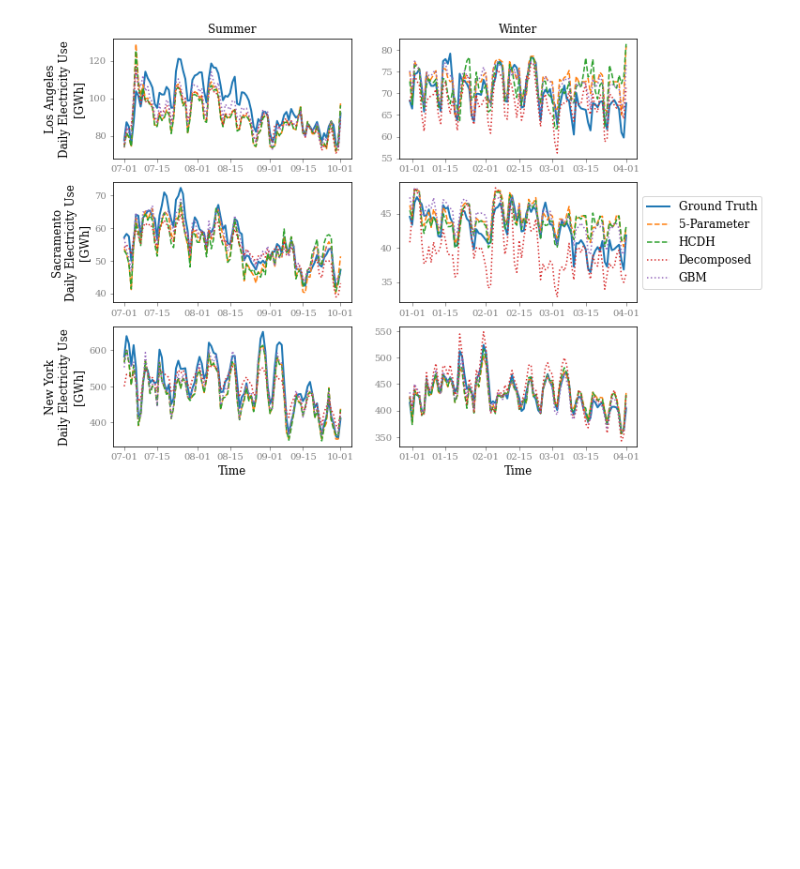
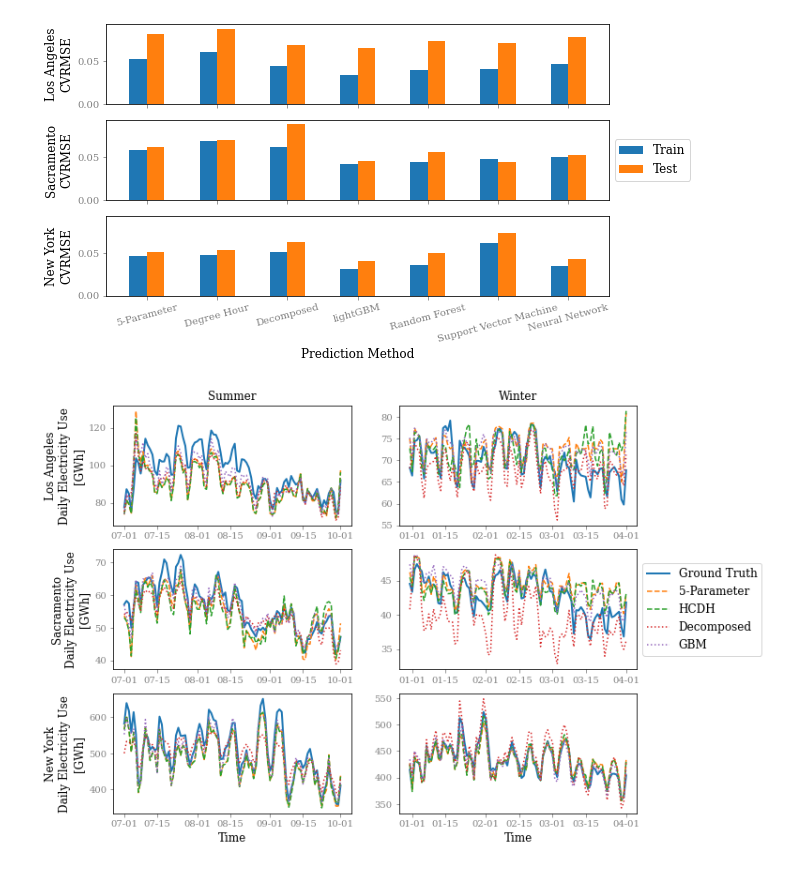
Before and after one commit to LBNL-ETA/City-Scale-Electricity-Use-Prediction, a Jupyter notebook: bin/section4.1 model comparison.ipynb, the cells around one changed output. Saved outputs shown, nothing was run; the diff lists cells and outputs as text; code cells hidden in the pictures; blank space fills up the shorter version.

```diff
--- a/bin/section4.1 model comparison.ipynb
+++ b/bin/section4.1 model comparison.ipynb
@@ -50,17 +50,21 @@ cities = ['Los Angeles', 'Sacramento', 'New York']
 # %%
 def combine_predict(region):
     lgbm_predict = pd.read_csv(generate_input_data_path(f'lgbm_{region}'),index_col=0)[['yhat_lgbm']]
+    otherML_predict = pd.read_csv(generate_input_data_path(f'otherML_{region}'),index_col=0)[['yhat_rf','yhat_svm','yhat_nn']]
     linear_predict = pd.read_csv(generate_input_data_path(f'linear_{region}'),index_col=0)[['y','yhat_hcdh','yhat_5p']]
     prophet_predict = pd.read_csv(generate_input_data_path(f'prophet_{region}'),index_col=0)[['yhat_prophet','train']]
 
-    predict = pd.concat([lgbm_predict, linear_predict, prophet_predict], axis=1)
+    predict = pd.concat([lgbm_predict, otherML_predict, linear_predict, prophet_predict], axis=1)
     predict.index = pd.to_datetime(predict.index)
 
     predict.rename(columns={'y':'Ground Truth',
-                                 'yhat_5p':'5-Parameter',
-                                 'yhat_hcdh':'Degree Hour',
-                                 'yhat_prophet':'Decomposed',
-                                 'yhat_lgbm':'lightGBM',}, inplace=True)
+                            'yhat_5p':'5-Parameter',
+                            'yhat_hcdh':'Degree Hour',
+                            'yhat_prophet':'Decomposed',
+                            'yhat_lgbm':'lightGBM',
+                            'yhat_rf':'Random Forest',
+                            'yhat_svm':'Support Vector Machine',
+                            'yhat_nn':'Neural Network'}, inplace=True)
     return predict
 # %%
 la_predict = combine_predict('la')
@@ -70,8 +74,10 @@ ny_predict = combine_predict('ny')
 def calculate_error(predict):
     accCom = pd.DataFrame(columns=['R2_train','R2_test','MAE_train','MAE_test','RMSE_train','RMSE_test',
                                    'CVRMSE_train','CVRMSE_test'])
-    accCom['R2_train'] = predict[predict['train']].loc[:,['Ground Truth','5-Parameter','Degree Hour','Decomposed','lightGBM']].corr().iloc[0,1:]
-    accCom['R2_test'] = predict[~predict['train']].loc[:,['Ground Truth','5-Parameter','Degree Hour','Decomposed','lightGBM']].corr().iloc[0,1:]
+    accCom['R2_train'] = predict[predict['train']].loc[:,['Ground Truth','5-Parameter','Degree Hour','Decomposed',
+                        'lightGBM','Random Forest','Support Vector Machine','Neural Network']].corr().iloc[0,1:]
+    accCom['R2_test'] = predict[~predict['train']].loc[:,['Ground Truth','5-Parameter','Degree Hour','Decomposed',
+                        'lightGBM','Random Forest','Support Vector Machine','Neural Network']].corr().iloc[0,1:]
 
     train_real = predict[predict['train']]['Ground Truth'].values
     test_real = predict[~predict['train']]['Ground Truth'].values
@@ -98,3 +124,30 @@ error_result.to_csv(generate_result_data_path('Table 3'))
+# %%
+width = 0.25  # the width of the bars
+
+fig, axes = plt.subplots(3, 1, sharex=True,sharey=True, figsize=(9,5))
+
+for i, region in zip(range(3), ['Los Angeles', 'Sacramento', 'New York']):
+
+    labels = error_result.loc[region,:].index
+    CVRMSE_train = error_result.loc[region,'CVRMSE_train']
+    CVRMSE_test = error_result.loc[region,'CVRMSE_test']
+
+    x = np.arange(len(labels))  # the label locations
+
+
+    rects1 = axes[i].bar(x - width/2, CVRMSE_train, width, label='Train')
+    rects2 = axes[i].bar(x + width/2, CVRMSE_test, width, label='Test')
+
+    axes[i].set_ylabel(f'{region}\nCVRMSE')
+
+axes[2].set_xlabel('Prediction Method')
+axes[2].set_xticks(x)
+axes[2].set_xticklabels(labels, rotation=15)
+axes[1].legend(loc='center left', bbox_to_anchor=(1, 0.5))
+
+plt.savefig(generate_fig_path('Figure 16'))
+# %% [output]
+[figure, added]
 # %%
 plot_time = {'summer':['2018-07-01','2018-10-01'], 'winter':['2018-12-31','2019-04-01']}
 
```
Also changed, not shown: parts of 2 cells of this notebook, 19 other files.
